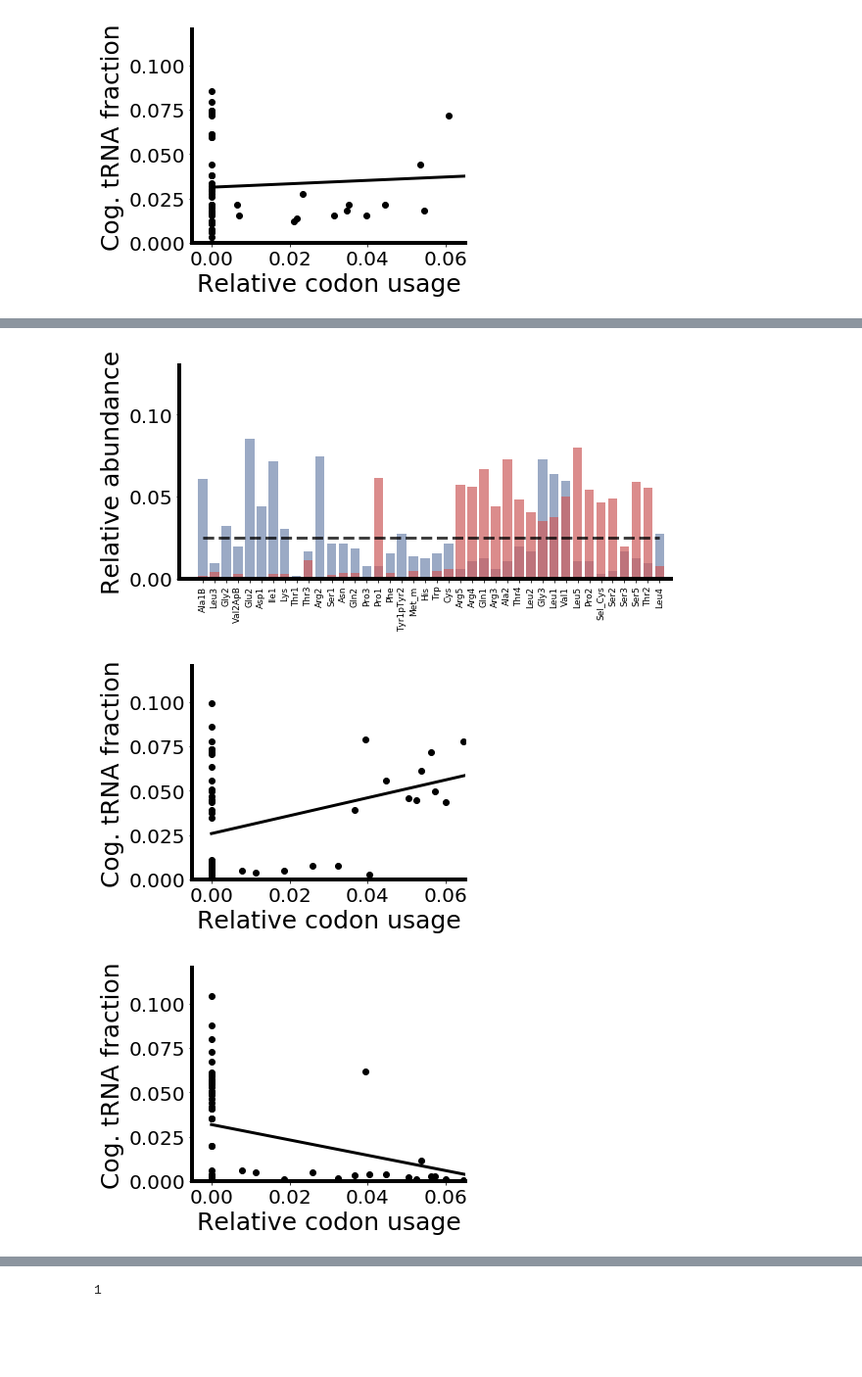
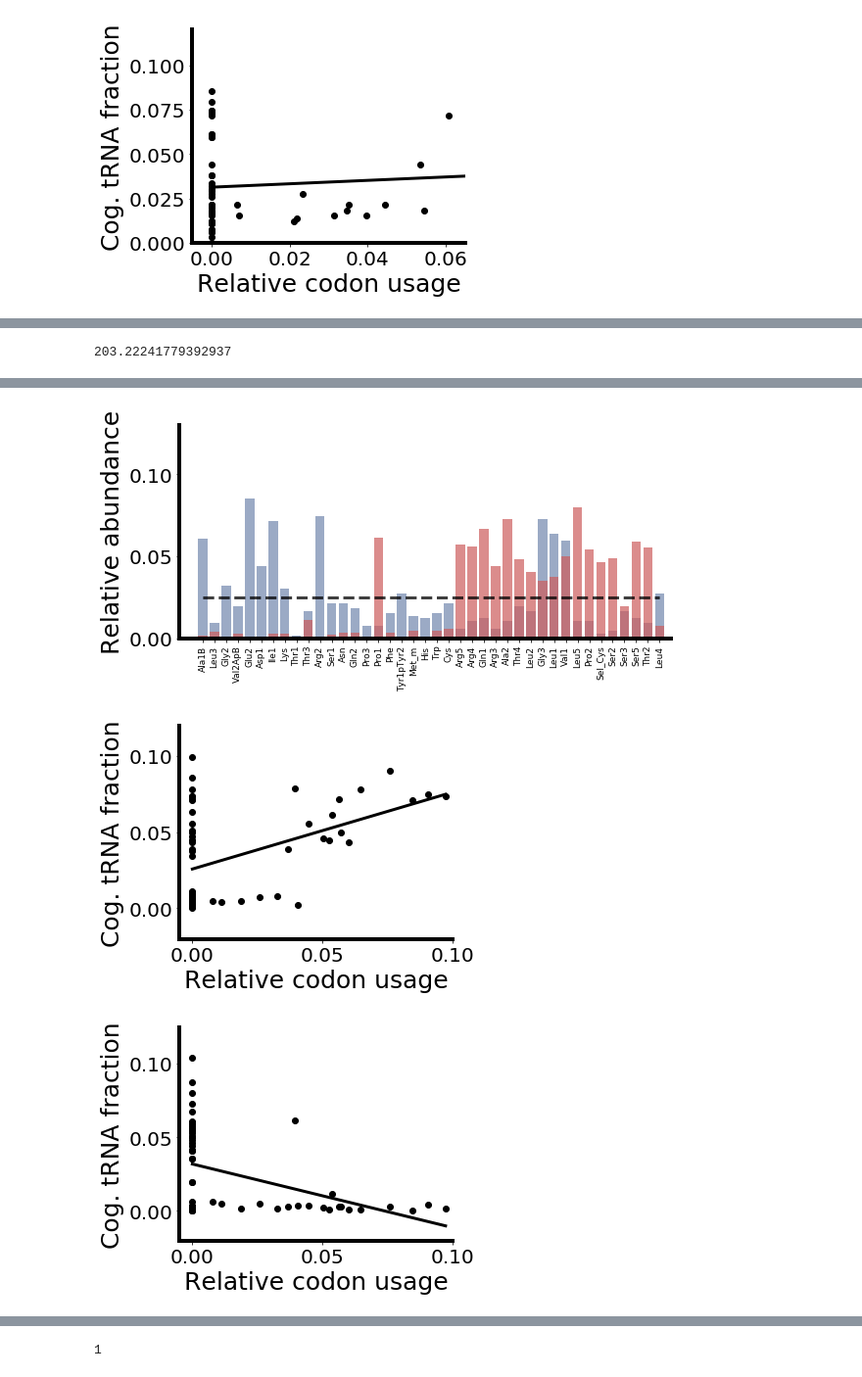
Before and after one commit to EndyLab/tRNACAD, a Jupyter notebook: minimalcode.ipynb, the cells around one changed output, grey strips where cells are left out. Shown: that part at 98% size. Drawn from its saved outputs; the diff is of its cells as text; code cells hidden in the pictures; blank space fills up the shorter version.

```diff
--- a/minimalcode.ipynb
+++ b/minimalcode.ipynb
@@ -151,22 +231,4 @@ slope:  0.09605729915119392
 # %%
-codon_elongt = compute_codon_elongt(gr25_ptRNA, len(gr25_pCodon), ensmbl_latency_dict)
-gene_map, gene_latency = compute_gene_elongt(codon_elongt, red20=True)
-pCodon_transcriptome, transcriptome_elongt = compute_transcript_distributions(gene_map,gene_latency)
-
-#Plot the elongation latency of each gene
-fig,ax4 = plt.subplots(figsize=(7,4))
-
-ax4.hist(transcriptome_elongt,color='#481567FF',bins=30,range=(170,230),density=True,alpha=0.5)
-
-ptRNA_red20 = pd.read_excel('./data/tables/tRNAValues_RED20.xlsx',header=None)
-ptRNA_red20 = ptRNA_red20[6]/sum(ptRNA_red20[6])
-codon_elongt = compute_codon_elongt(ptRNA_red20, len(gr25_pCodon), ensmbl_latency_dict)
-gene_map, gene_latency = compute_gene_elongt(codon_elongt, red20=True)
-pCodon_transcriptome, transcriptome_elongt = compute_transcript_distributions(gene_map,gene_latency)
-
-ax4.hist(transcriptome_elongt,color='#481567FF',bins=30,range=(130,190),density=True,alpha=0.5,hatch='x')
-
-
 
 
 print(np.average(transcriptome_elongt))
@@ -182,6 +244,8 @@ for ax in [ax4]:
     ax.spines['bottom'].set_linewidth(4)
     ax.spines['top'].set_linewidth(0)
     ax.spines['right'].set_linewidth(0)
+# %% [output]
+203.22241779392937
 # %%
 import matplotlib.pyplot as plt
 import numpy as np
@@ -274,6 +338,8 @@ tRNA_weightedbycodon = list(tRNA_sum_dict.values())/sum(tRNA_sum_dict.values())
 tRNA_sorted_indices = np.flip(tRNA_weightedbycodon.argsort())
 tRNA_sorted = np.array(tRNA_tags)[tRNA_sorted_indices]
 ptRNA_sorted = gr25_ptRNA[tRNA_sorted_indices]
+ptRNA_sorted_fulltRNA_WT = ptRNA_sorted
+tRNA_sorted_fulltRNA_WT = tRNA_sorted
 
 #Resort ptRNA_min and plot
 ptRNA_min = ptRNA_list_fast[np.argmin(elongt_list_fast)]
@@ -285,6 +351,7 @@ ax.bar(np.arange(40),ptRNA_min_sorted,color='darkseagreen',width=0.8,alpha=0.7)
 ax.plot(np.arange(40),[1/40]*40,color='black',linewidth=3,linestyle='dashed',alpha=0.5)
 ax.plot(np.arange(40),[1/40]*40,color='black',linewidth=3,linestyle='dashed',alpha=0.5)
 plt.xticks(range(len(tRNA_tags)), tRNA_sorted,rotation='vertical')
+ptRNA_sorted_fulltRNA_min = ptRNA_min_sorted
 
 #Resort ptRNA_max and plot
 ptRNA_max = ptRNA_list_slow[np.argmax(elongt_list_slow)]
@@ -306,6 +373,7 @@ for ax in [ax,ax1]:
     ax.tick_params(axis='y', which='major', labelsize=20)
     ax.tick_params(axis='x', which='major', labelsize=9)
     ax.set_ylim(0,0.13)
+ptRNA_sorted_fulltRNA_max = ptRNA_max_sorted
 
 
 ####Plot tRNA frequency vs. codon frequency######
@@ -313,6 +381,11 @@ fig,ax3 = plt.subplots(figsize=(5,4))
 tRNA_sorted = [codon_dict[codon] for codon in codon_sorted]
 ptRNA_min_sorted_percodon = [sum([ptRNA_min_dict[key] for key in tRNAs]) for tRNAs in tRNA_sorted]
 ax3.scatter(pCodon_sorted,ptRNA_min_sorted_percodon,color='black',label = 'Protein-coding codon')
+
+ptRNA_min_sorted_percodon_fullset=ptRNA_min_sorted_percodon
+pCodon_min_sorted_fullset  = pCodon_sorted
+codon_sorted_fullset = codon_sorted
+
 
 y_model,SS_err,_,_,_ = np.polyfit(pCodon_sorted,ptRNA_min_sorted_percodon,1,full=True)
 y_hat = np.polyval(y_model,pCodon_sorted)
@@ -340,8 +413,8 @@ slope, intercept = np.polyfit(pCodon_sorted,ptRNA_max_sorted_percodon,1)
 print("slope: ", slope)
 
 for ax in [ax3,ax4]:
-    ax.set_xlim(-0.005,0.065)
-    ax.set_ylim(0,0.12)
+    ax.set_xlim(-0.005,0.1)
+    #ax.set_ylim(0,0.12)
     ax.set_xlabel('Relative codon usage',fontsize=25)
     ax.set_ylabel('Cog. tRNA fraction',fontsize=25)
     ax.tick_params(axis='y', which='major', labelsize=20)
@@ -367,6 +440,12 @@ print(hist)
 print(np.average(transcriptome_elongt)/np.average(transcriptome_elongt_WT))
 print(computeEffectiveGrowthRateShift(np.average(transcriptome_elongt)/np.average(transcriptome_elongt_WT)))
 
+
+print("Min. transcript elongation latency: ", min(transcriptome_elongt))
+print("Max. transcript elongation latency: ", max(transcriptome_elongt))
+print("Mean of elongation latency distrib:  ", np.mean(transcriptome_elongt))
+print("Standard deviation of elongation latency distrib:  ", np.std(transcriptome_elongt))
+
 codon_elongt = compute_codon_elongt(ptRNA_max, len(gr25_pCodon), ensmbl_latency_dict)
 gene_map, gene_latency = compute_gene_elongt(codon_elongt,red20=True)
 pCodon_transcriptome, transcriptome_elongt = compute_transcript_distributions(gene_map, gene_latency)
@@ -374,6 +453,12 @@ hist=ax1.hist(transcriptome_elongt,color='indianred',bins=15,range=(240,270),den
 print(hist)
 print(np.average(transcriptome_elongt)/np.average(transcriptome_elongt_WT))
 print(computeEffectiveGrowthRateShift(np.average(transcriptome_elongt)/np.average(transcriptome_elongt_WT)))
+
+
+print("Min. transcript elongation latency: ", min(transcriptome_elongt))
+print("Max. transcript elongation latency: ", max(transcriptome_elongt))
+print("Mean of elongation latency distrib:  ", np.mean(transcriptome_elongt))
+print("Standard deviation of elongation latency distrib:  ", np.std(transcriptome_elongt))
 
 for ax in [ax,ax1]:
     ax.set_xlim(140,260)
@@ -409,4 +494,4 @@ slope:  0.5041395380387281
 [figure]
 [figure]
-[figure, old version]
+[figure, new version]
-[figure, old version]
+[figure, new version]
```
Also changed, not shown: parts of 17 cells of this notebook, 9 other files.
